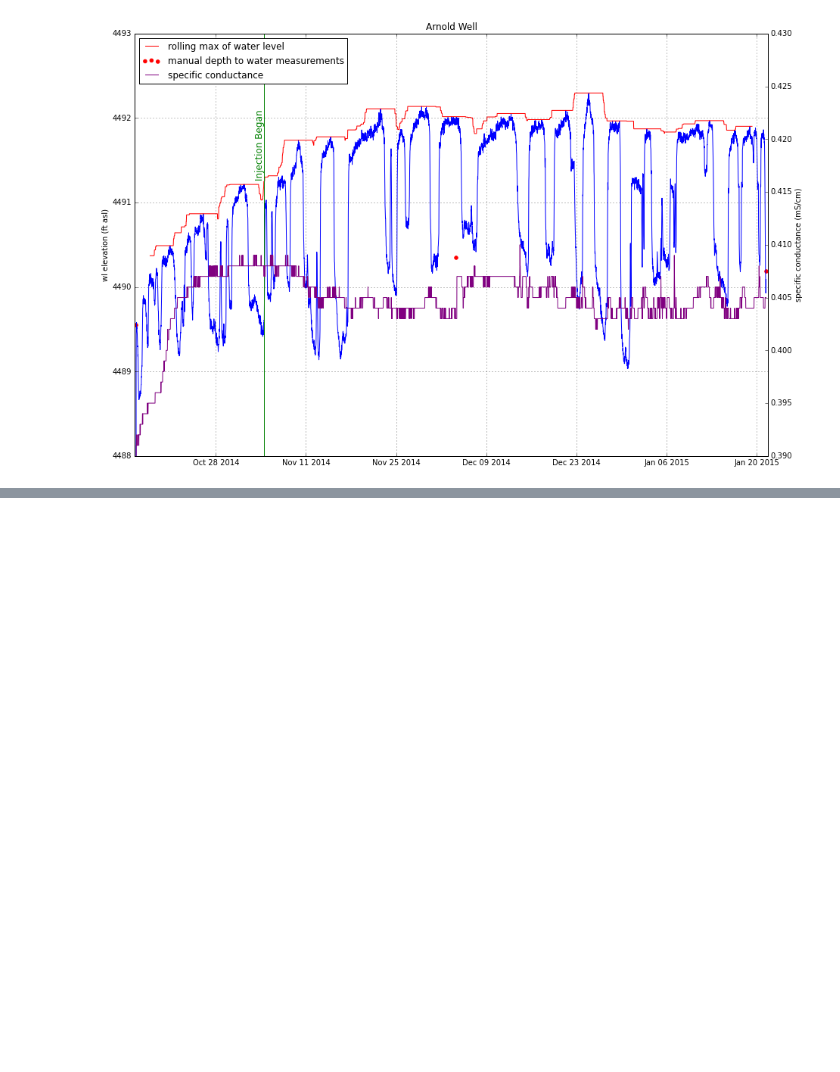
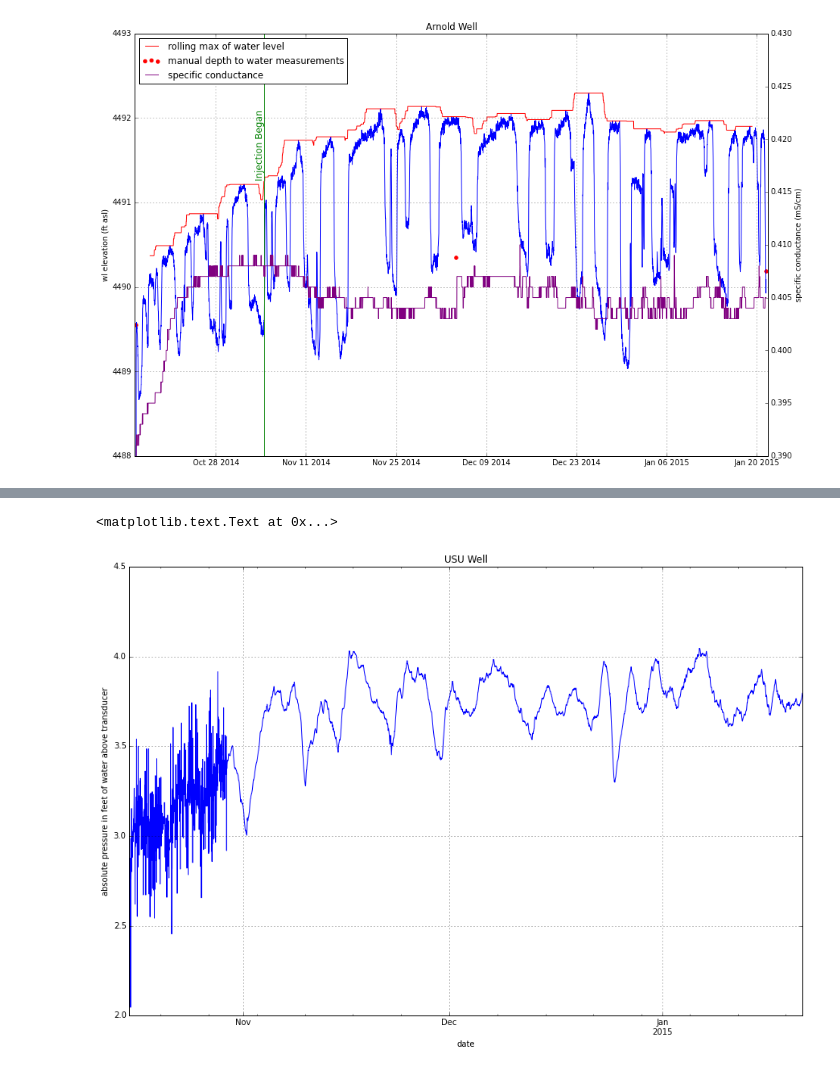
Before and after one commit to inkenbrandt/IPython, a Jupyter notebook: UMAR.ipynb, the cells around one changed output, grey strips where cells are left out. Saved outputs shown, nothing was run; the diff lists cells and outputs as text; code cells hidden in the pictures; blank space fills up the shorter version.

```diff
--- a/UMAR.ipynb
+++ b/UMAR.ipynb
@@ -41,7 +41,16 @@ def smoother(df, p, win, sd):
                     df[p][i]=df[p][i]
             except (ValueError):
                 df[p][i]=df[p][i]
+
+    try:
+        df1 = df1.drop(['dp'+p,'ma'+p,'mst'+p],axis=1)
+    except(NameError,ValueError):
+        pass
     del df1
+    try:
+        df = df.drop(['dp'+p,'ma'+p,'mst'+p],axis=1)
+    except(NameError,ValueError):
+        pass
     df = df.interpolate(method='time')
     df = df[1:-1]
     return df
@@ -334,0 +359,10 @@ ax1.legend(h1+h2, l1+l2, loc=2)
+# %%
+USU = smoother(USU,'usu_water_above_trans_ft',20,2.5)
+USU['usu_water_above_trans_ft'].plot()
+plt.xlabel('date')
+plt.title('USU Well')
+plt.ylabel('absolute pressure in feet of water above transducer')
+#plt.ylim(25,45)
+# %% [output]
+<matplotlib.text.Text at 0x...>
+[figure, added]
```
Also changed, not shown: parts of 20 cells of this notebook, 1 other file.
